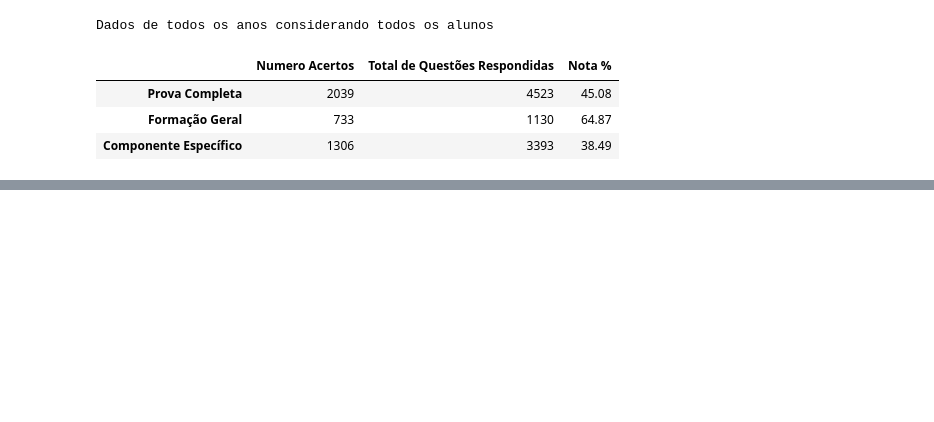
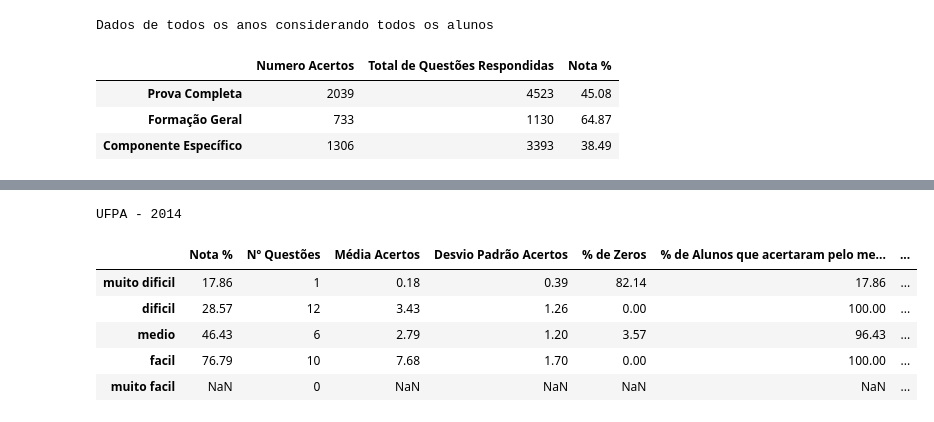
Before and after one commit to renan-cunha/KDD-Enade-Computing, a Jupyter notebook: main.ipynb, the cells around one changed output, grey strips where cells are left out. Saved outputs shown, nothing was run; the diff lists cells and outputs as text; code cells hidden in the pictures; blank space fills up the shorter version.

```diff
--- a/main.ipynb
+++ b/main.ipynb
@@ -626,0 +769,11 @@ Dados de todos os anos considerando todos os alunos
+# %%
+print("UFPA - 2014")
+display_dfs_difficulty_ufpa[2014]
+# %% [output]
+UFPA - 2014
+|  | Nota % | Nº Questões | Média Acertos | Desvio Padrão Acertos | % de Zeros | % de Alunos que acertaram pelo me... | ... |
+| muito dificil | 17.86 | 1 | 0.18 | 0.39 | 82.14 | 17.86 | ... |
+| dificil | 28.57 | 12 | 3.43 | 1.26 | 0.00 | 100.00 | ... |
+| medio | 46.43 | 6 | 2.79 | 1.20 | 3.57 | 96.43 | ... |
+| facil | 76.79 | 10 | 7.68 | 1.70 | 0.00 | 100.00 | ... |
+| muito facil | NaN | 0 | NaN | NaN | NaN | NaN | ... |
```
Also changed, not shown: parts of 34 cells of this notebook.
